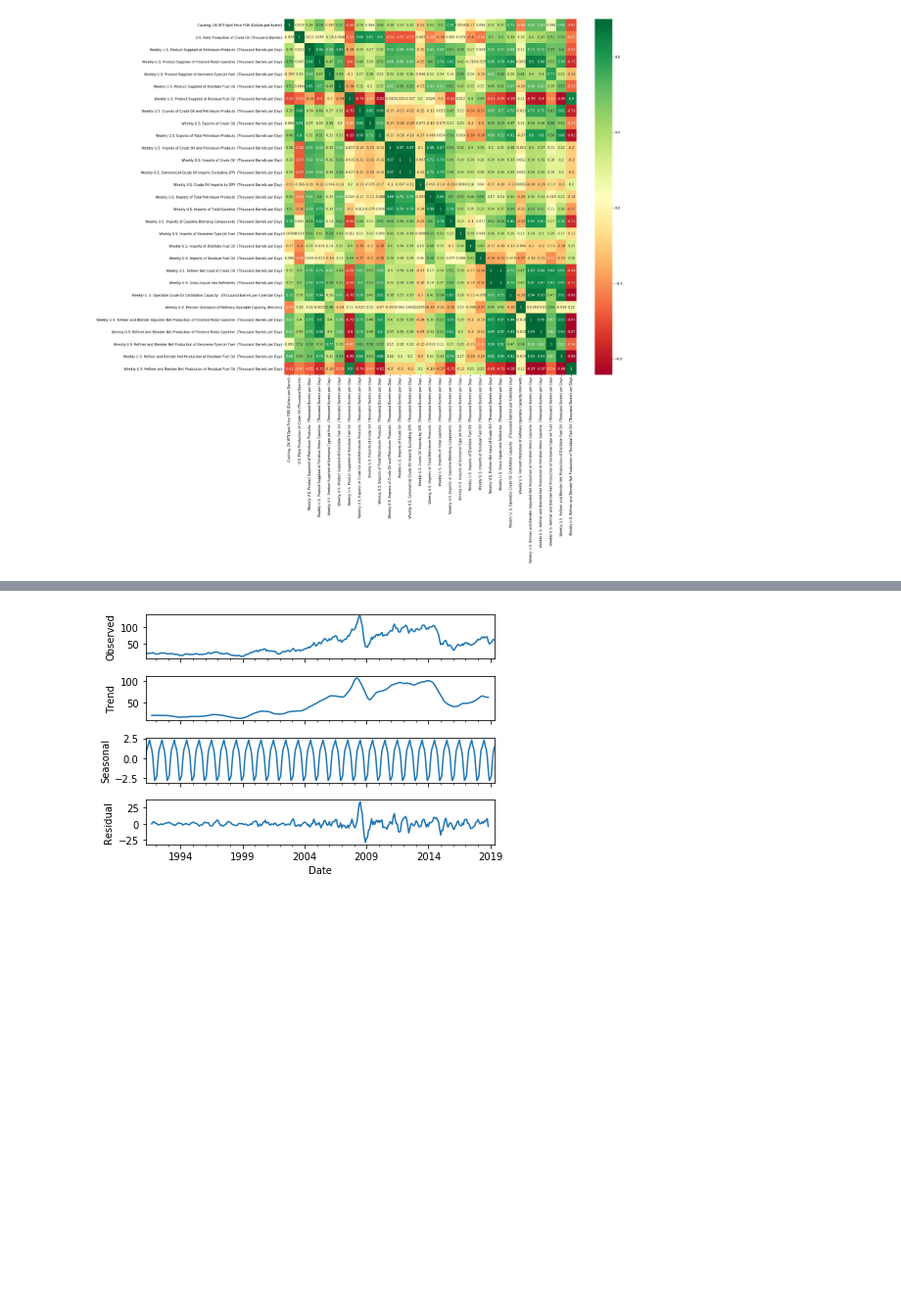
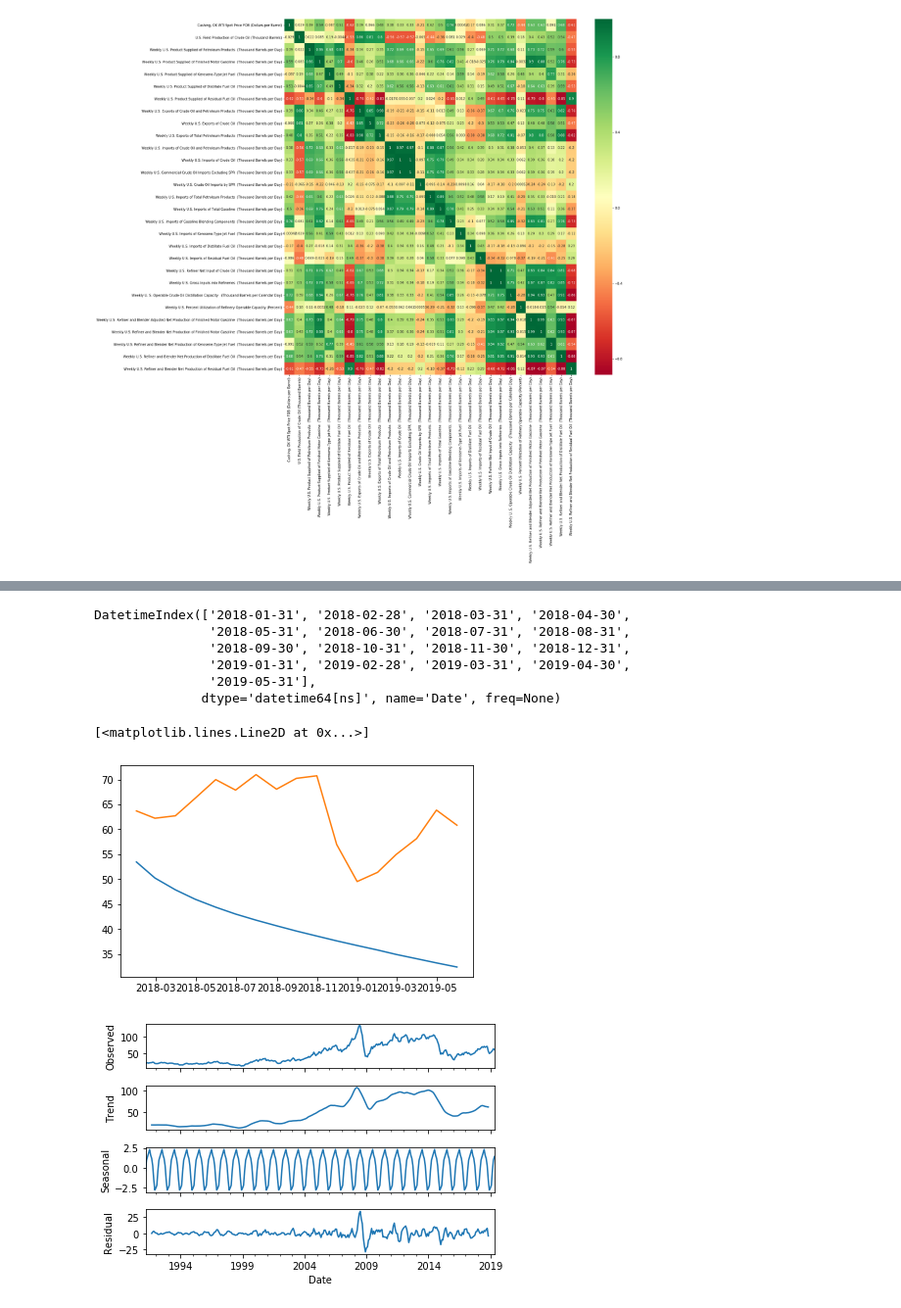
Before and after one commit to VeeLeeKoh/inventors_sprint, a Jupyter notebook: VAR model.ipynb, the cells around one changed output, grey strips where cells are left out. Shown at 98% size. Drawn from its saved outputs; the diff is of its cells as text; code cells hidden in the pictures; blank space fills up the shorter version.

```diff
--- a/VAR model.ipynb
+++ b/VAR model.ipynb
@@ -124,6 +132,15 @@ model = VAR(endog=train)
 model_fit = model.fit()
 
 prediction = model_fit.forecast(model_fit.y, steps=len(valid))
+# %%
+valid.index
+# %% [output]
+DatetimeIndex(['2018-01-31', '2018-02-28', '2018-03-31', '2018-04-30',
+               '2018-05-31', '2018-06-30', '2018-07-31', '2018-08-31',
+               '2018-09-30', '2018-10-31', '2018-11-30', '2018-12-31',
+               '2019-01-31', '2019-02-28', '2019-03-31', '2019-04-30',
+               '2019-05-31'],
+              dtype='datetime64[ns]', name='Date', freq=None)
 # %%
 pred = pd.DataFrame(index=range(0,len(prediction)),columns=[test.columns])
 pred = pred.set_index(valid.index)
@@ -136,13 +153,16 @@ for j in range(0,18):
 # %%
 fig, ax = plt.subplots(figsize=(5, 3))
 plt.plot(pred['Cushing, OK WTI Spot Price FOB (Dollars per Barrel)'])
 plt.plot(test['Cushing, OK WTI Spot Price FOB (Dollars per Barrel)'])
 
 
 ax = fig.add_axes([0,0,1,1])
 
-# ax.plot(pred['Cushing, OK WTI Spot Price FOB (Dollars per Barrel)'], label="x**2")
-# ax.plot(valid['Cushing, OK WTI Spot Price FOB (Dollars per Barrel)'], label="x**3")
+ax.plot(pred['Cushing, OK WTI Spot Price FOB (Dollars per Barrel)'], label="x**2")
+ax.plot(valid['Cushing, OK WTI Spot Price FOB (Dollars per Barrel)'], label="x**3")
+# %% [output]
+[<matplotlib.lines.Line2D at 0x...>]
+[figure, added]
 # %%
 # detrend and remove seasonality
 from statsmodels.tsa.seasonal import seasonal_decompose
```
Also changed, not shown: parts of 9 cells of this notebook.
